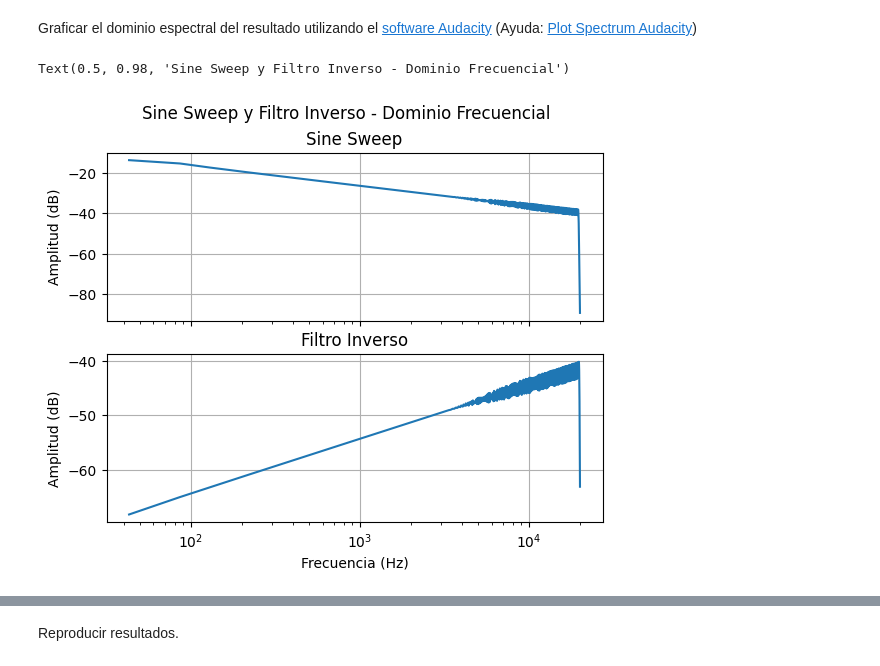
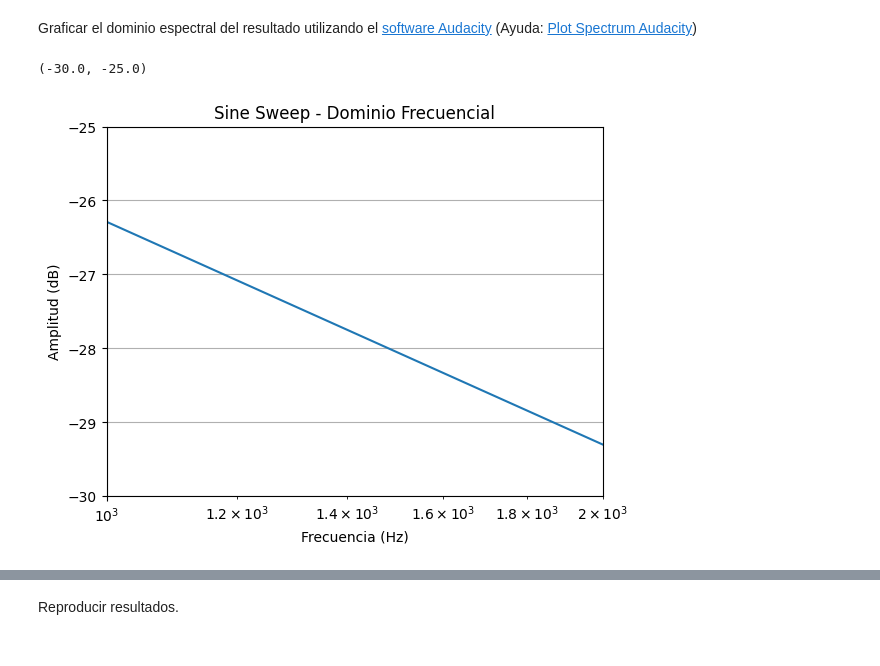
Before and after one commit to jaldreyuntref/sys, a Jupyter notebook: primer-entrega/primer_entrega.ipynb, the cells around one changed output, grey strips where cells are left out. Drawn from its saved outputs; the diff is of its cells as text; code cells hidden in the pictures.

Commit message:
xlim e ylim listos. opciones de visualizacion por octavas

```diff
--- a/primer-entrega/primer_entrega.ipynb
+++ b/primer-entrega/primer_entrega.ipynb
@@ -256,24 +288,19 @@ Graficar el dominio espectral del resultado utilizando el [software Audacity](ht
 # %%
 # completar PUEDE SER QUE FALTE NORMALIZAR LAS AMPLITUDES
 dfSineSweep = pd.read_csv("media/espectro-sine-sweep.txt", sep='\t', skiprows=1, header=None)
-dfFiltroInverso = pd.read_csv("media/espectro-filtro-inverso.txt", sep='\t', skiprows=1, header=None)
 
 plt.show()
 
-fig, (ax1, ax2) = plt.subplots(2, 1, sharex=True)
+fig, (ax1) = plt.subplots(1, 1, sharex=True)
 ax1.plot(dfSineSweep.iloc[:, 0], dfSineSweep.iloc[:, 1])
 ax1.set_ylabel('Amplitud (dB)')
-ax1.set_title('Sine Sweep')
+ax1.set_title('Sine Sweep - Dominio Frecuencial')
 ax1.grid(True)
-
-ax2.plot(dfFiltroInverso.iloc[:, 0], dfFiltroInverso.iloc[:, 1])
-ax2.set_ylabel('Amplitud (dB)')
-ax2.set_title('Filtro Inverso')
 
 plt.xlabel('Frecuencia (Hz)')
 plt.xscale('log')
-ax2.grid(True)
-fig.suptitle('Sine Sweep y Filtro Inverso - Dominio Frecuencial')
+plt.xlim(1000,2000)
+plt.ylim(-30,-25)
 # %% [output]
-Text(0.5, 0.98, 'Sine Sweep y Filtro Inverso - Dominio Frecuencial')
+(-30.0, -25.0)
-[figure, old version]
+[figure, new version]
```
Also changed, not shown: parts of 11 cells of this notebook, 1 other file.
